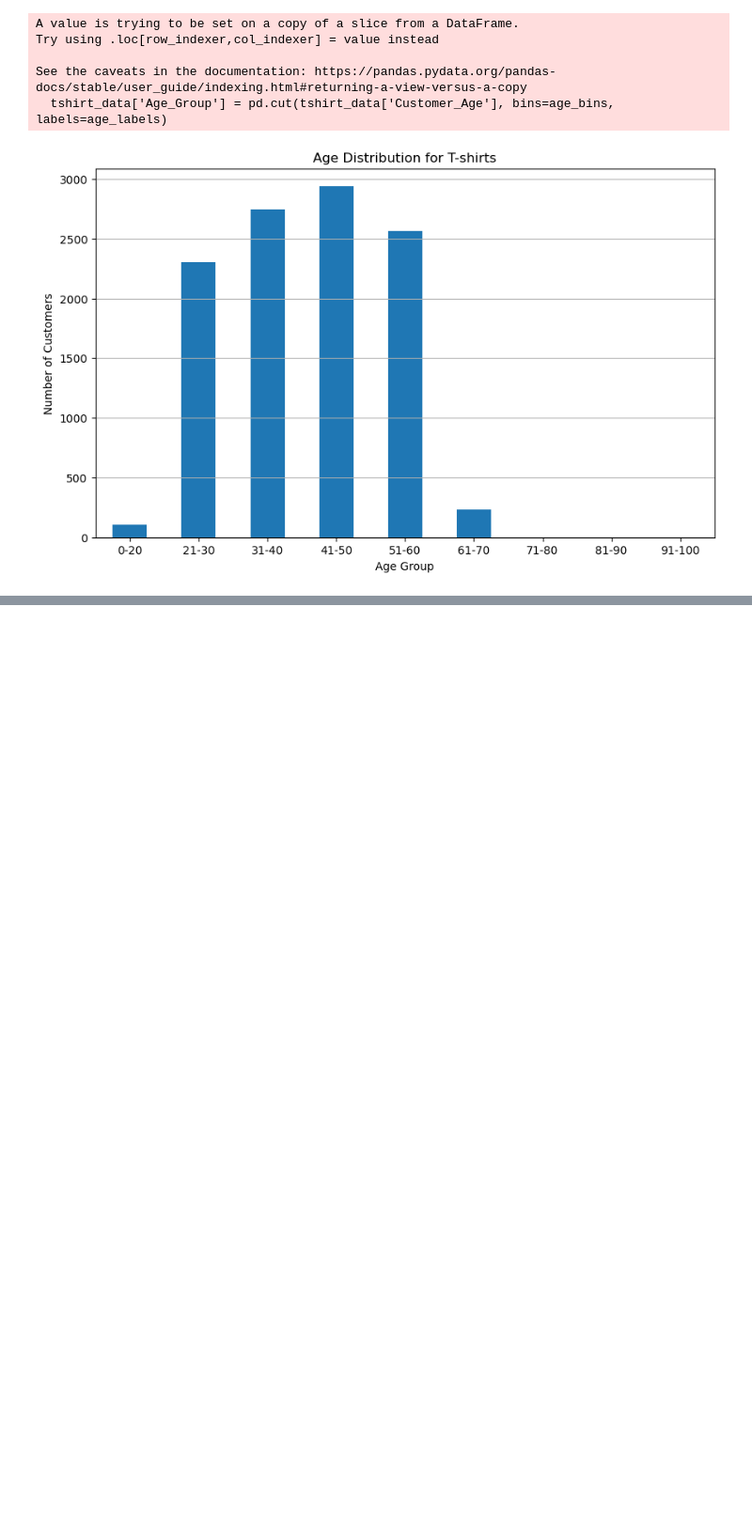
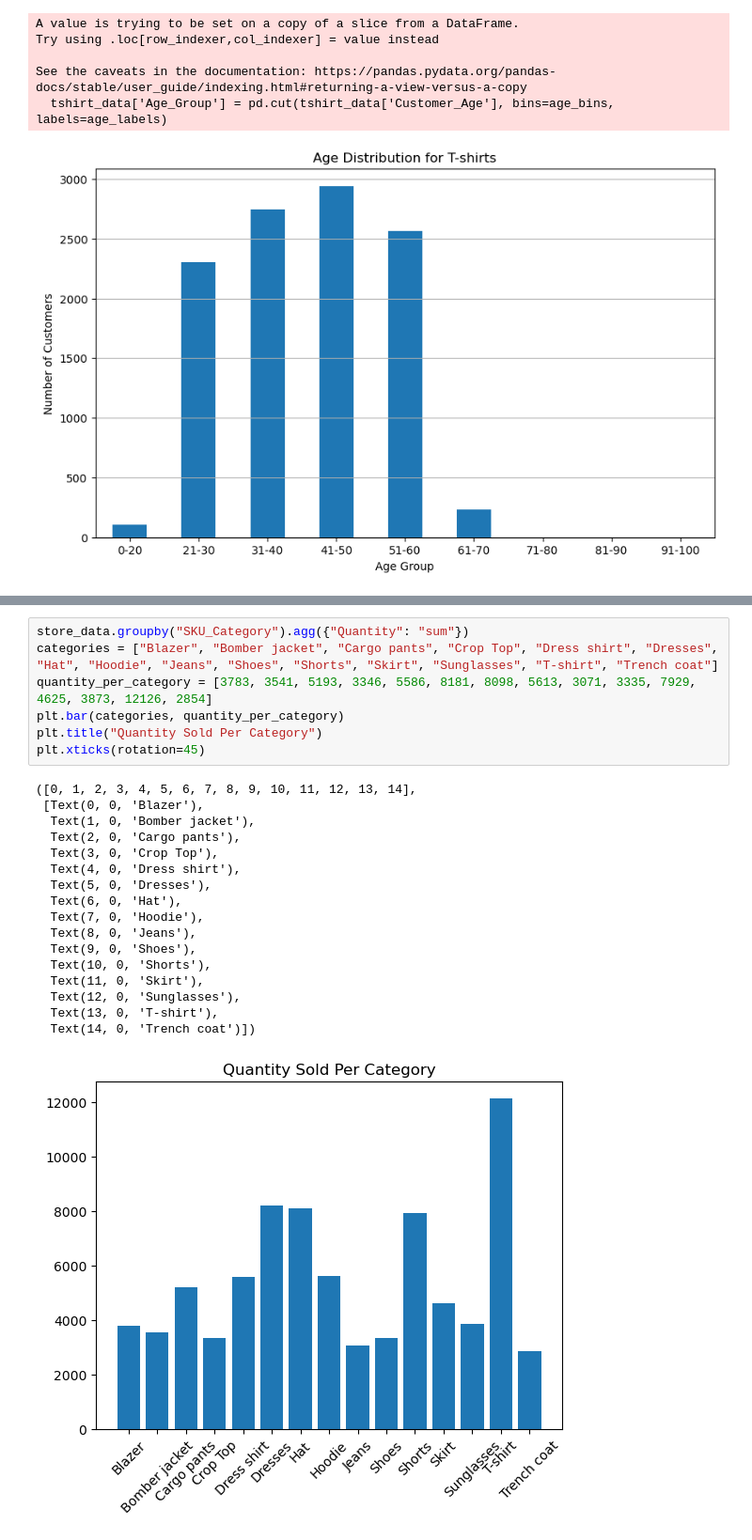
Before and after one commit to bowencu/FirstByte, a Jupyter notebook: datathon.ipynb, the cells around one changed output, grey strips where cells are left out. Shown at 94% size. Drawn from its saved outputs; the diff is of its cells as text; blank space fills up the shorter version.

```diff
--- a/datathon.ipynb
+++ b/datathon.ipynb
@@ -250,0 +287,25 @@ See the caveats in the documentation: https://pandas.pydata.org/pandas-docs/stab
+# %%
+store_data.groupby("SKU_Category").agg({"Quantity": "sum"})
+categories = ["Blazer", "Bomber jacket", "Cargo pants", "Crop Top", "Dress shirt", "Dresses", "Hat", "Hoodie", "Jeans", "Shoes", "Shorts", "Skirt", "Sunglasses", "T-shirt", "Trench coat"]
+quantity_per_category = [3783, 3541, 5193, 3346, 5586, 8181, 8098, 5613, 3071, 3335, 7929, 4625, 3873, 12126, 2854]
+plt.bar(categories, quantity_per_category)
+plt.title("Quantity Sold Per Category")
+plt.xticks(rotation=45)
+# %% [output]
+([0, 1, 2, 3, 4, 5, 6, 7, 8, 9, 10, 11, 12, 13, 14],
+ [Text(0, 0, 'Blazer'),
+  Text(1, 0, 'Bomber jacket'),
+  Text(2, 0, 'Cargo pants'),
+  Text(3, 0, 'Crop Top'),
+  Text(4, 0, 'Dress shirt'),
+  Text(5, 0, 'Dresses'),
+  Text(6, 0, 'Hat'),
+  Text(7, 0, 'Hoodie'),
+  Text(8, 0, 'Jeans'),
+  Text(9, 0, 'Shoes'),
+  Text(10, 0, 'Shorts'),
+  Text(11, 0, 'Skirt'),
+  Text(12, 0, 'Sunglasses'),
+  Text(13, 0, 'T-shirt'),
+  Text(14, 0, 'Trench coat')])
+[figure, added]
```
Also changed, not shown: parts of 4 cells of this notebook.
